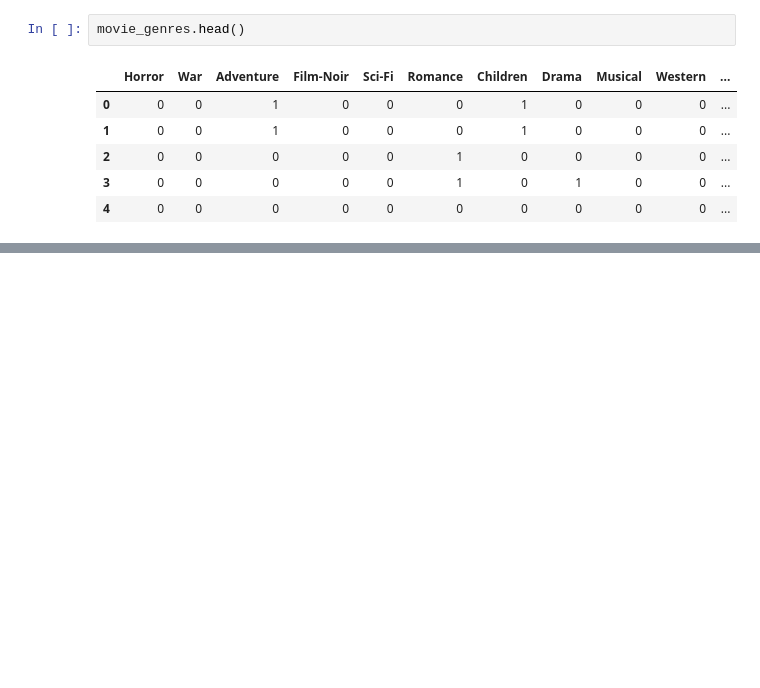
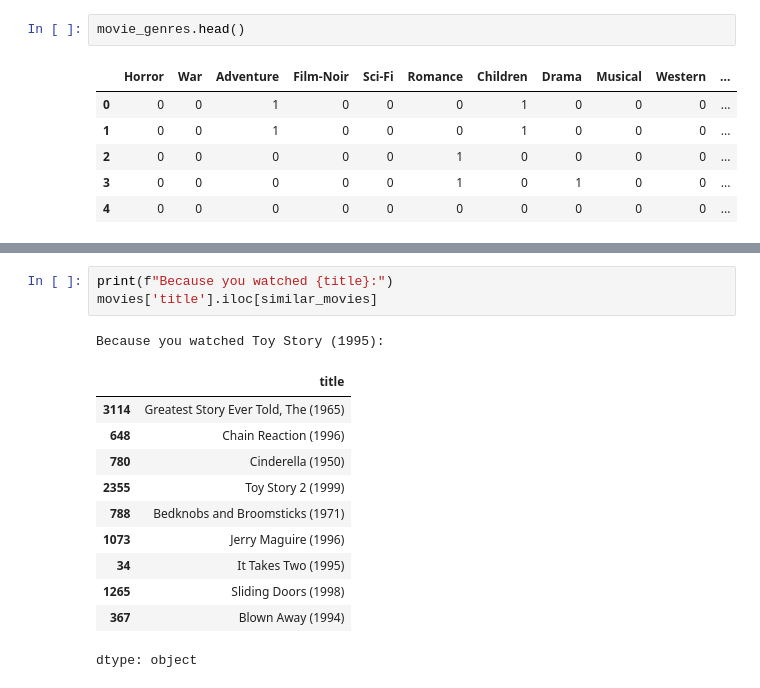
Before and after one commit to mervegb/collaborative-filtering, a Jupyter notebook: collaborative_filtering.ipynb, the cells around one changed output, grey strips where cells are left out. Drawn from its saved outputs; the diff is of its cells as text; blank space fills up the shorter version.

Commit message:
add content based recommendations using cosine similarity scores

```diff
--- a/collaborative_filtering.ipynb
+++ b/collaborative_filtering.ipynb
@@ -437,0 +482,16 @@ movie_genres.head()
+# %%
+print(f"Because you watched {title}:")
+movies['title'].iloc[similar_movies]
+# %% [output]
+Because you watched Toy Story (1995):
+|  | title |
+| 3114 | Greatest Story Ever Told, The (1965) |
+| 648 | Chain Reaction (1996) |
+| 780 | Cinderella (1950) |
+| 2355 | Toy Story 2 (1999) |
+| 788 | Bedknobs and Broomsticks (1971) |
+| 1073 | Jerry Maguire (1996) |
+| 34 | It Takes Two (1995) |
+| 1265 | Sliding Doors (1998) |
+| 367 | Blown Away (1994) |
+dtype: object
```
Also changed, not shown: parts of 8 cells of this notebook.
